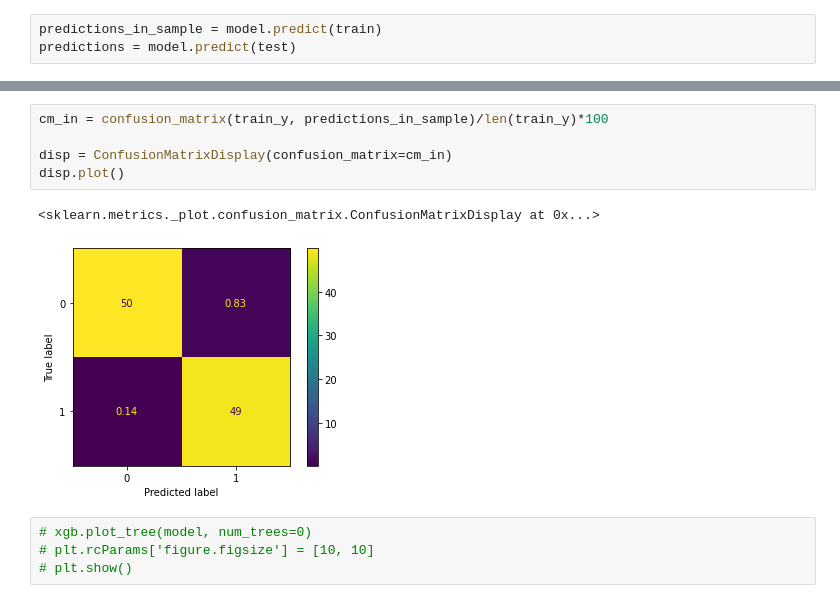
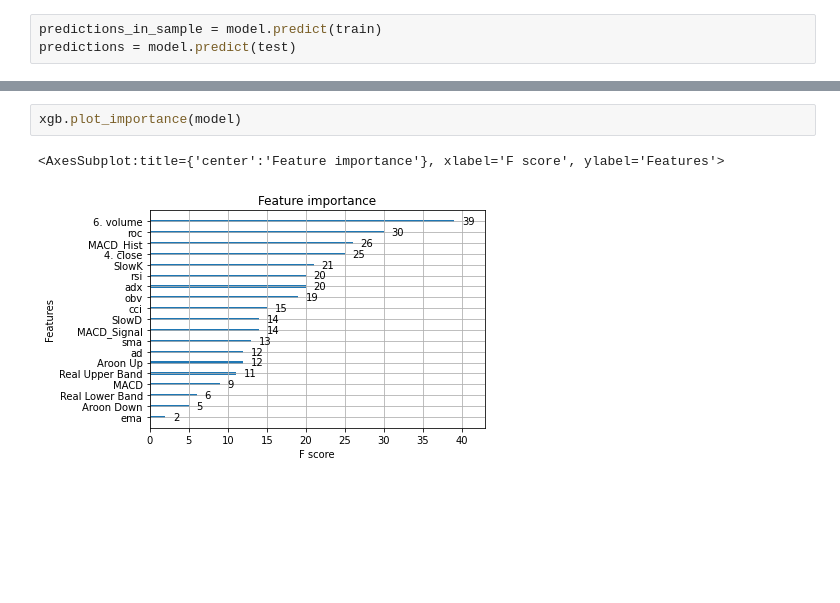
Before and after one commit to aitabot/xgboost_playground, a Jupyter notebook: Playground_Feedback2.ipynb, the cells around one changed output, grey strips where cells are left out. Cells and saved outputs as stored; diff of their text form; blank space fills up the shorter version.

```diff
--- a/Playground_Feedback2.ipynb
+++ b/Playground_Feedback2.ipynb
@@ -120,12 +121,5 @@ disp.plot()
-# %%
-cm_in = confusion_matrix(train_y, predictions_in_sample)/len(train_y)*100
-
-disp = ConfusionMatrixDisplay(confusion_matrix=cm_in)
-disp.plot()
-# %% [output]
-<sklearn.metrics._plot.confusion_matrix.ConfusionMatrixDisplay at 0x...>
-[figure, removed]
 # %%
-# xgb.plot_tree(model, num_trees=0)
-# plt.rcParams['figure.figsize'] = [10, 10]
-# plt.show()
+xgb.plot_importance(model)
+# %% [output]
+<AxesSubplot:title={'center':'Feature importance'}, xlabel='F score', ylabel='Features'>
+[figure, added]
```
Also changed, not shown: parts of 14 cells of this notebook, 2 other files.
